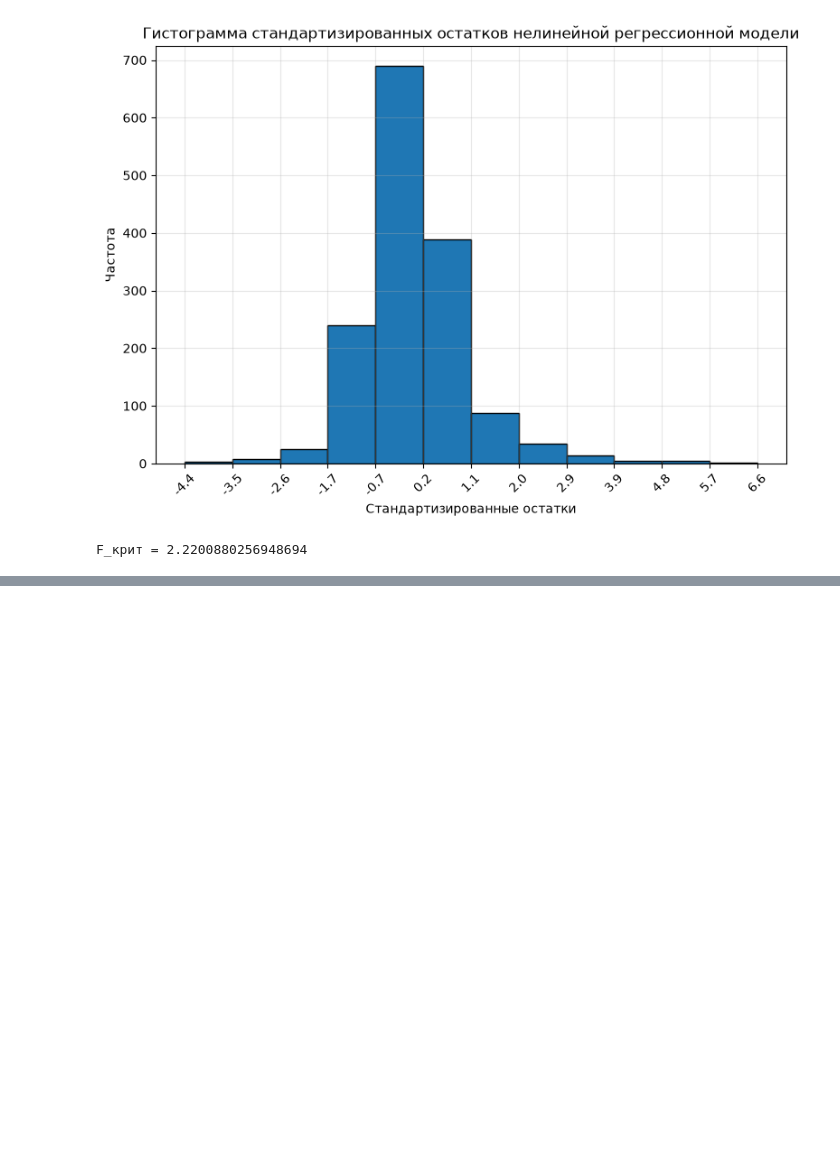
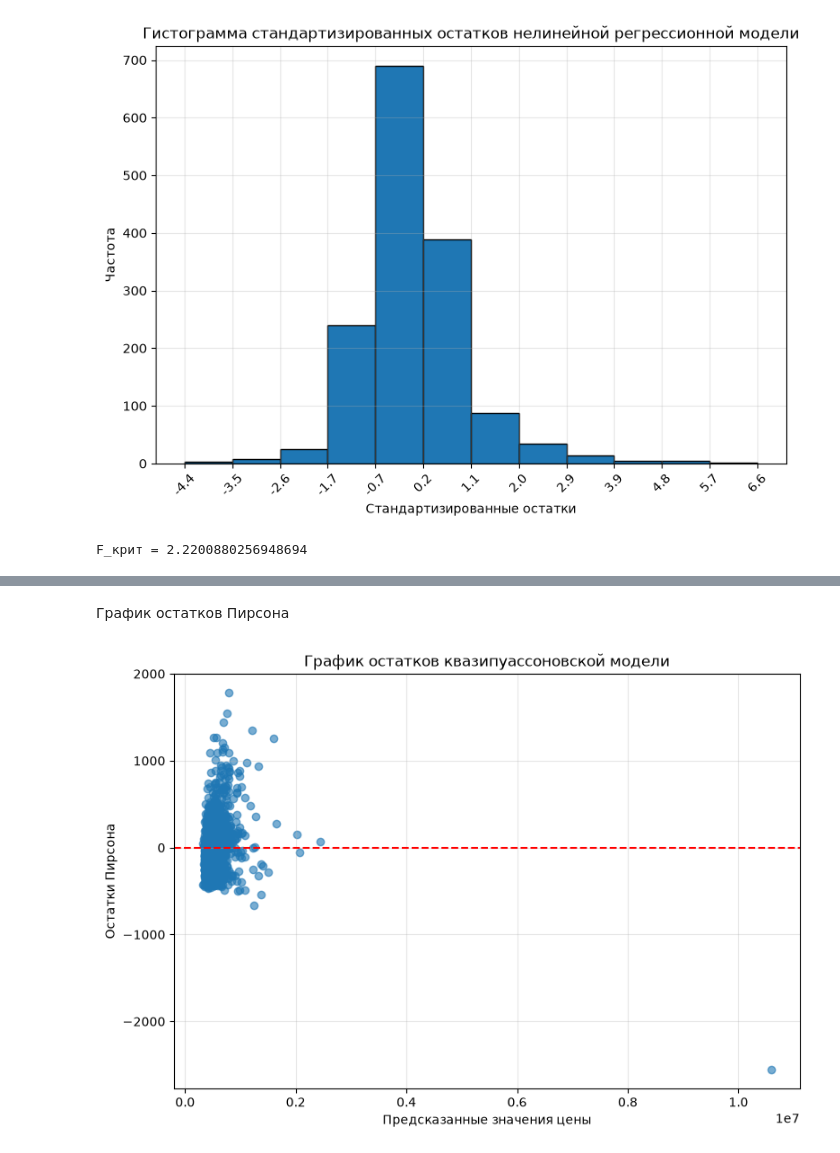
Before and after one commit to Vilifen/LAB2_MAD, a Jupyter notebook: Untitled-1.ipynb, the cells around one changed output, grey strips where cells are left out. Drawn from its saved outputs; the diff is of its cells as text; code cells hidden in the pictures; blank space fills up the shorter version.

```diff
--- a/Untitled-1.ipynb
+++ b/Untitled-1.ipynb
@@ -567,0 +572,13 @@ F_крит = 2.2200880256948694
+# %%
+# Проверка пропусков
+print(df.isnull().sum())
+
+# Убедимся, что нет пропусков в выбранных столбцах
+df = df.dropna(subset=['price', 'sqft_living', 'bedrooms', 'waterfront'])
+
+# Среднее и дисперсия зависимой переменной
+y = df['price']
+print('Среднее price:', y.mean())
+print('Дисперсия price:', y.var())
+print('Минимум price:', y.min())
+print('Максимум price:', y.max())
@@ -567,0 +597,15 @@ F_крит = 2.2200880256948694
+# %%
+import statsmodels.api as sm
+
+# Формируем матрицу признаков
+X = df[['sqft_living', 'bedrooms', 'waterfront']]
+X = sm.add_constant(X)   # добавляем свободный член
+
+# Квазипуассоновская модель (поправка на сверхдисперсию)
+quasi_poisson_model = sm.GLM(
+    y,
+    X,
+    family=sm.families.Poisson()
+).fit(scale='X2')
+
+print(quasi_poisson_model.summary())
@@ -567,0 +632,18 @@ F_крит = 2.2200880256948694
+# %% [markdown]
+График остатков Пирсона
+# %%
+import matplotlib.pyplot as plt
+
+fitted = quasi_poisson_model.fittedvalues
+residuals = quasi_poisson_model.resid_pearson
+
+plt.figure(figsize=(9, 6))
+plt.scatter(fitted, residuals, alpha=0.6)
+plt.axhline(0, linestyle='--', color='red')
+plt.xlabel('Предсказанные значения цены')
+plt.ylabel('Остатки Пирсона')
+plt.title('График остатков квазипуассоновской модели')
+plt.grid(True, alpha=0.3)
+plt.show()
+# %% [output]
+[figure, added]
```
Also changed, not shown: parts of 16 cells of this notebook.
